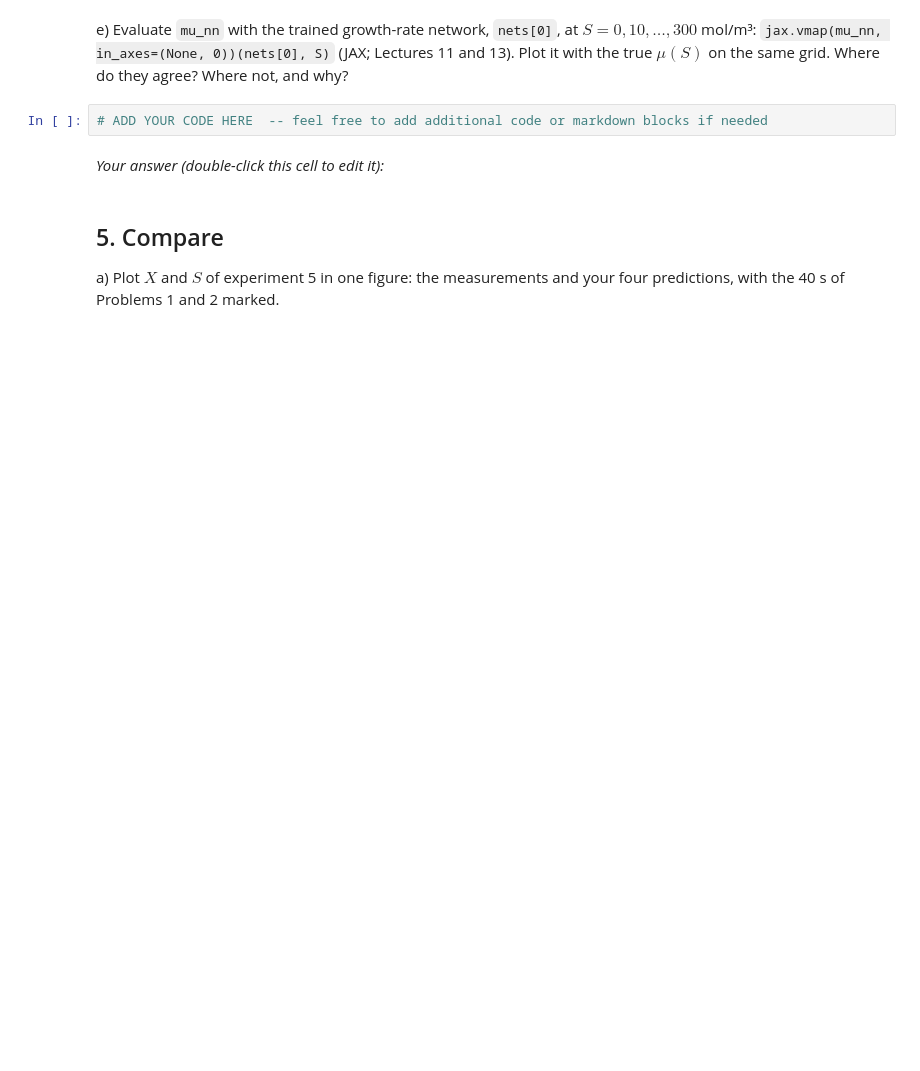
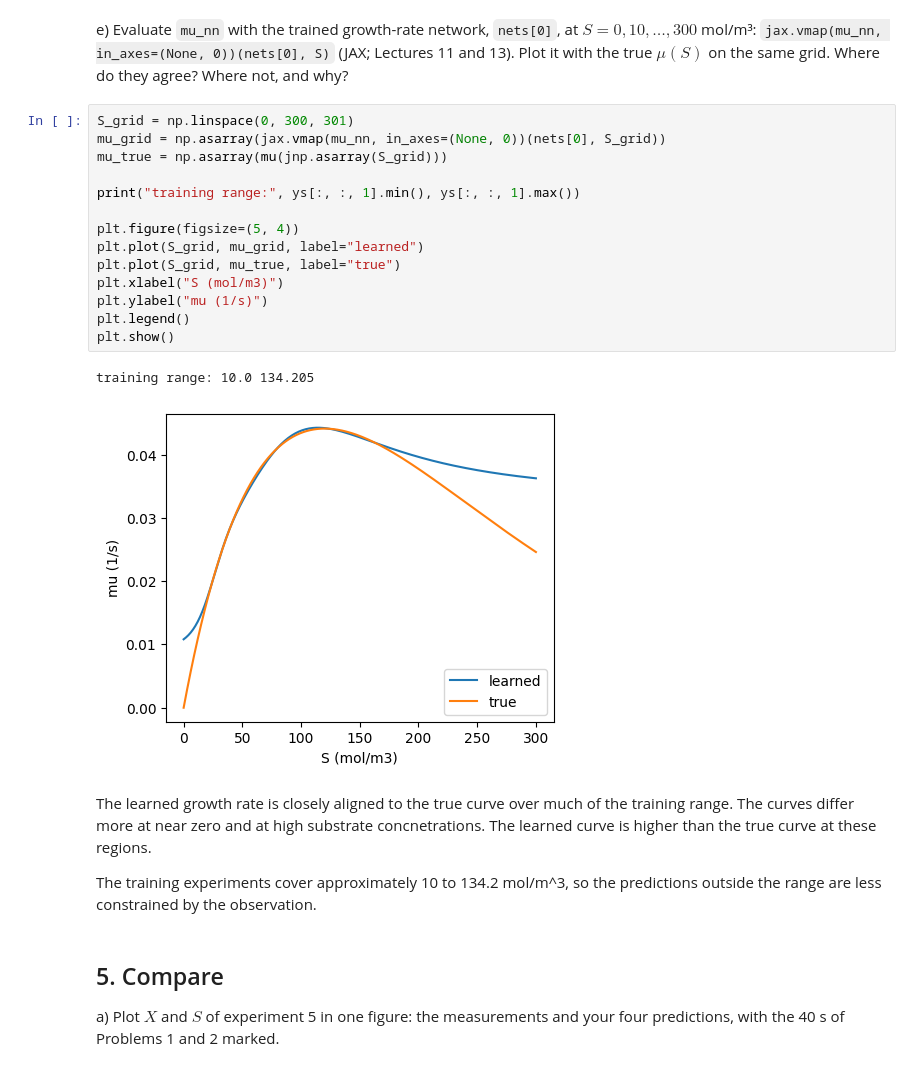
Before and after one commit to tofsodeinde/miniproject9, a Jupyter notebook: course/assignments/a05.ipynb, the cells around one changed output. Cells and saved outputs as stored; diff of their text form; blank space fills up the shorter version.

```diff
--- a/course/assignments/a05.ipynb
+++ b/course/assignments/a05.ipynb
@@ -660,9 +676,26 @@ t_ode = np.
 # %% [markdown]
 e) Evaluate `mu_nn` with the trained growth-rate network, `nets[0]`, at $S = 0, 10, \ldots, 300$ mol/m³: `jax.vmap(mu_nn, in_axes=(None, 0))(nets[0], S)` (JAX; Lectures 11 and 13). Plot it with the true $\mu(S)$ on the same grid. Where do they agree? Where not, and why?
 # %%
-# ADD YOUR CODE HERE  -- feel free to add additional code or markdown blocks if needed
+S_grid = np.linspace(0, 300, 301)
+mu_grid = np.asarray(jax.vmap(mu_nn, in_axes=(None, 0))(nets[0], S_grid))
+mu_true = np.asarray(mu(jnp.asarray(S_grid)))
+
+print("training range:", ys[:, :, 1].min(), ys[:, :, 1].max())
+
+plt.figure(figsize=(5, 4))
+plt.plot(S_grid, mu_grid, label="learned")
+plt.plot(S_grid, mu_true, label="true")
+plt.xlabel("S (mol/m3)")
+plt.ylabel("mu (1/s)")
+plt.legend()
+plt.show()
+# %% [output]
+training range: 10.0 134.205
+[figure, added]
 # %% [markdown]
-*Your answer (double-click this cell to edit it):*
+The learned growth rate is closely aligned to the true curve over much of the training range. The curves differ more at near zero and at high substrate concnetrations. The learned curve is higher than the true curve at these regions.
+
+The training experiments cover approximately 10 to 134.2 mol/m^3, so the predictions outside the range are less constrained by the observation.
 # %% [markdown]
 ## 5. Compare
 a) Plot $X$ and $S$ of experiment 5 in one figure: the measurements and your four predictions, with the 40 s of Problems 1 and 2 marked.
```
Also changed, not shown: parts of 5 cells of this notebook.
